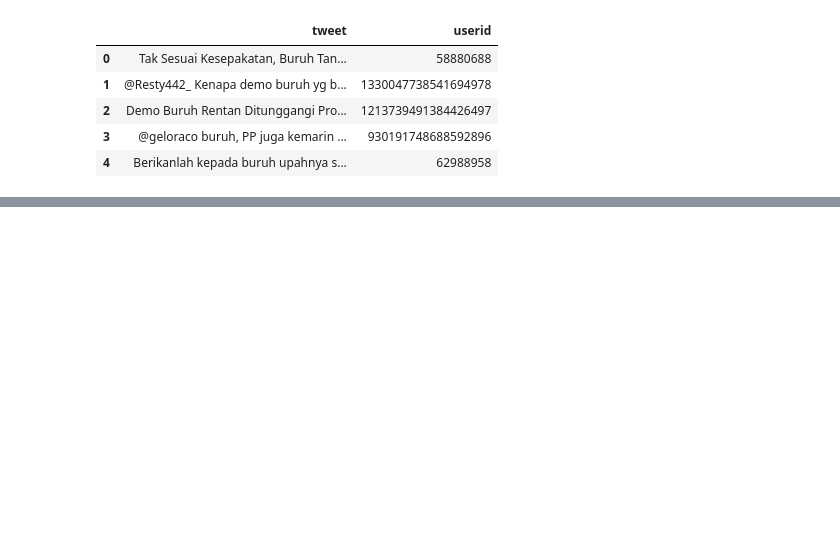
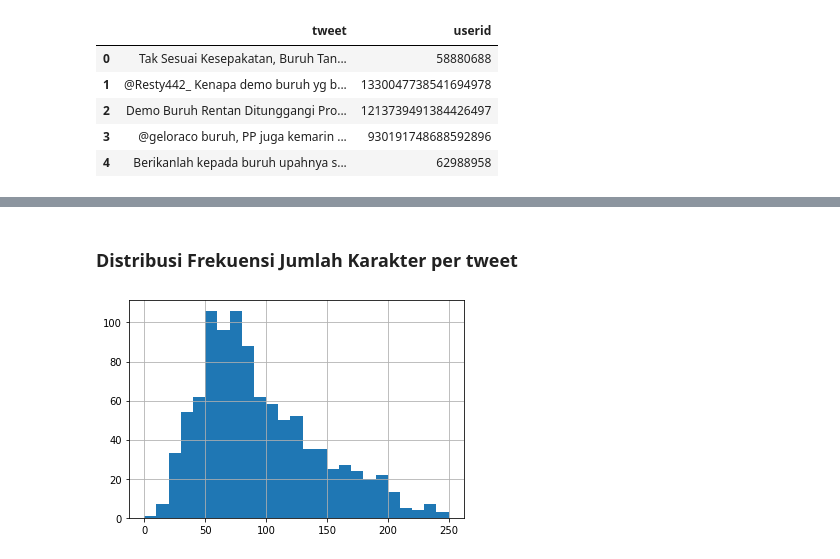
Before and after one commit to ighfirlyan/twitter-api, a Jupyter notebook: tugas_24_ighfirlyan.ipynb, the cells around one changed output, grey strips where cells are left out. Drawn from its saved outputs; the diff is of its cells as text; code cells hidden in the pictures; blank space fills up the shorter version.

```diff
--- a/tugas_24_ighfirlyan.ipynb
+++ b/tugas_24_ighfirlyan.ipynb
@@ -116,0 +107,3 @@ new_clean_tweet.describe()
+# %%
+clean_tweet['userid'] = df['userid']
+clean_tweet
@@ -116,0 +124,8 @@ new_clean_tweet.describe()
+# %% [markdown]
+### Distribusi Frekuensi Jumlah Karakter per tweet
+# %%
+bin_range = np.arange(0, 260, 10)
+clean_tweet['tweet'].str.len().hist(bins=bin_range)
+plt.show()
+# %% [output]
+[figure, added]
```
Also changed, not shown: parts of 28 cells of this notebook, 3 other files.
